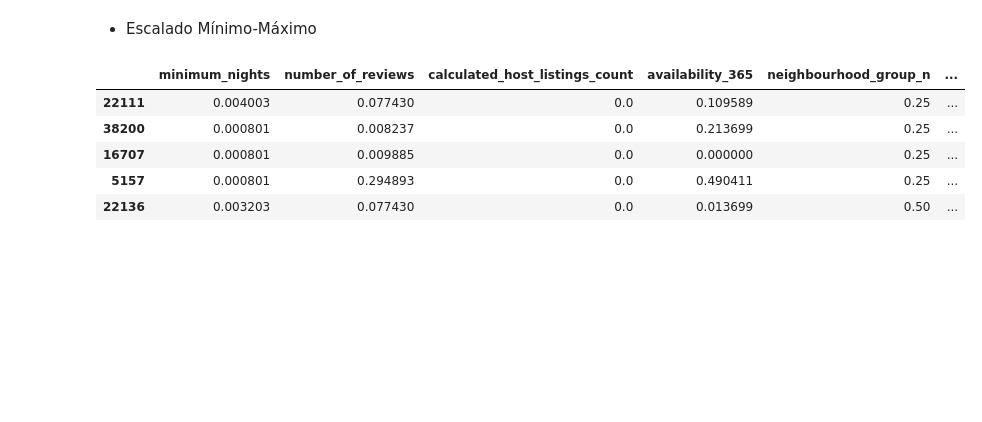
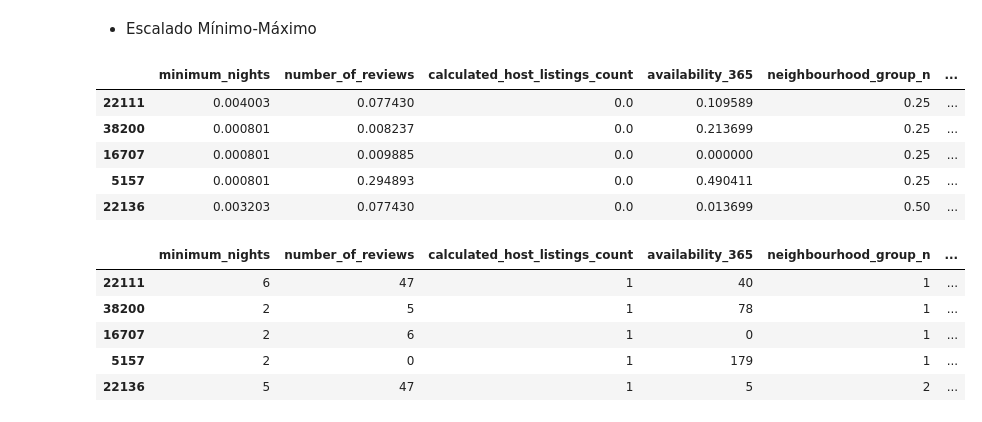
Before and after one commit to 4GeeksAcademy/EDA-exercises, a Jupyter notebook: src/explore.ipynb, the cells around one changed output. Saved outputs shown, nothing was run; the diff lists cells and outputs as text; code cells hidden in the pictures; blank space fills up the shorter version.

```diff
--- a/src/explore.ipynb
+++ b/src/explore.ipynb
@@ -617,3 +626,22 @@ X_train_scal.head()
 | 16707 | 0.000801 | 0.009885 | 0.0 | 0.000000 | 0.25 | ... |
 | 5157 | 0.000801 | 0.294893 | 0.0 | 0.490411 | 0.25 | ... |
 | 22136 | 0.003203 | 0.077430 | 0.0 | 0.013699 | 0.50 | ... |
+# %%
+predict = ['minimum_nights','number_of_reviews', 'calculated_host_listings_count',
+               'availability_365', 'neighbourhood_group_n', 'room_type_n','neighbourhood_n']
+objetivo = 'price'
+
+X = data_no_outliers[predict]
+y = data_no_outliers[objetivo]
+
+X_train_no, X_test_no, y_train_no, y_test_no = train_test_split(X, y, test_size = 0.3, random_state = 42)
+
+#base de datos sin outliers sin escalar
+X_train_no.head()
+# %% [output]
+|  | minimum_nights | number_of_reviews | calculated_host_listings_count | availability_365 | neighbourhood_group_n | ... |
+| 22111 | 6 | 47 | 1 | 40 | 1 | ... |
+| 38200 | 2 | 5 | 1 | 78 | 1 | ... |
+| 16707 | 2 | 6 | 1 | 0 | 1 | ... |
+| 5157 | 2 | 0 | 1 | 179 | 1 | ... |
+| 22136 | 5 | 47 | 1 | 5 | 2 | ... |
```
Also changed, not shown: parts of 10 cells of this notebook, 11 other files.
